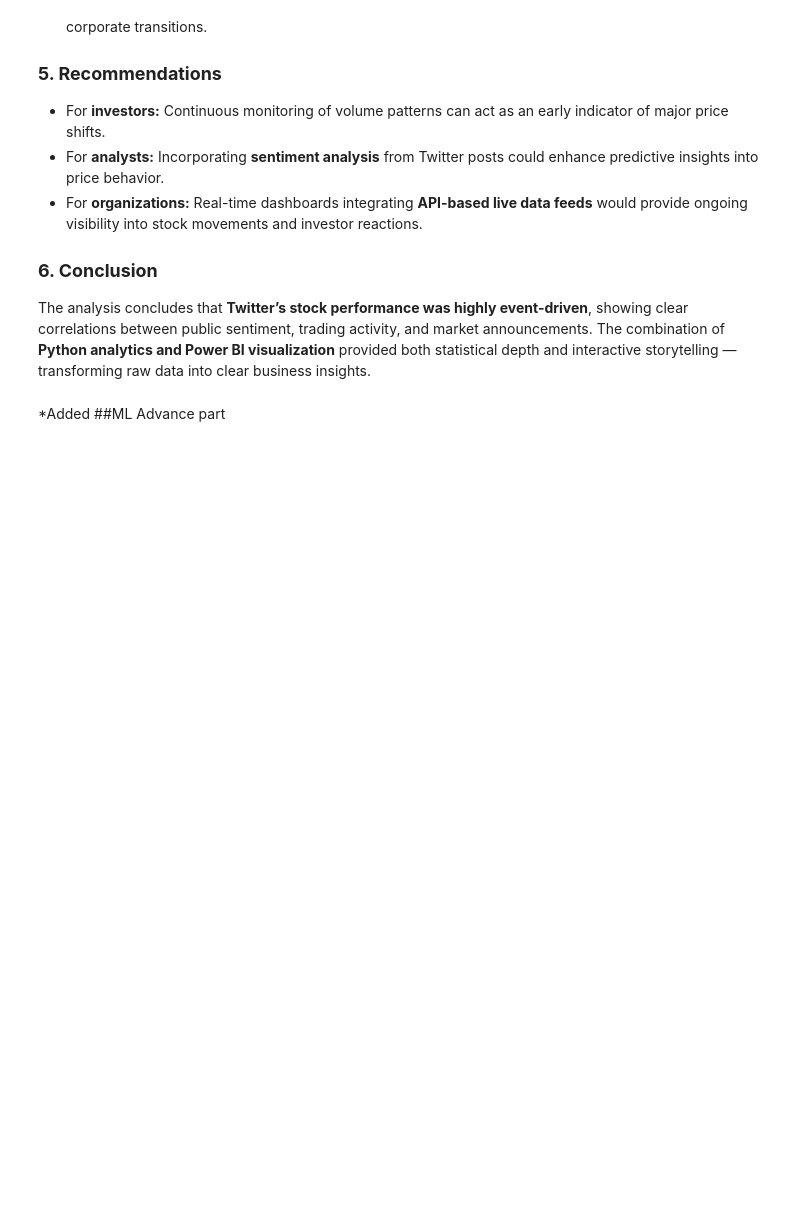
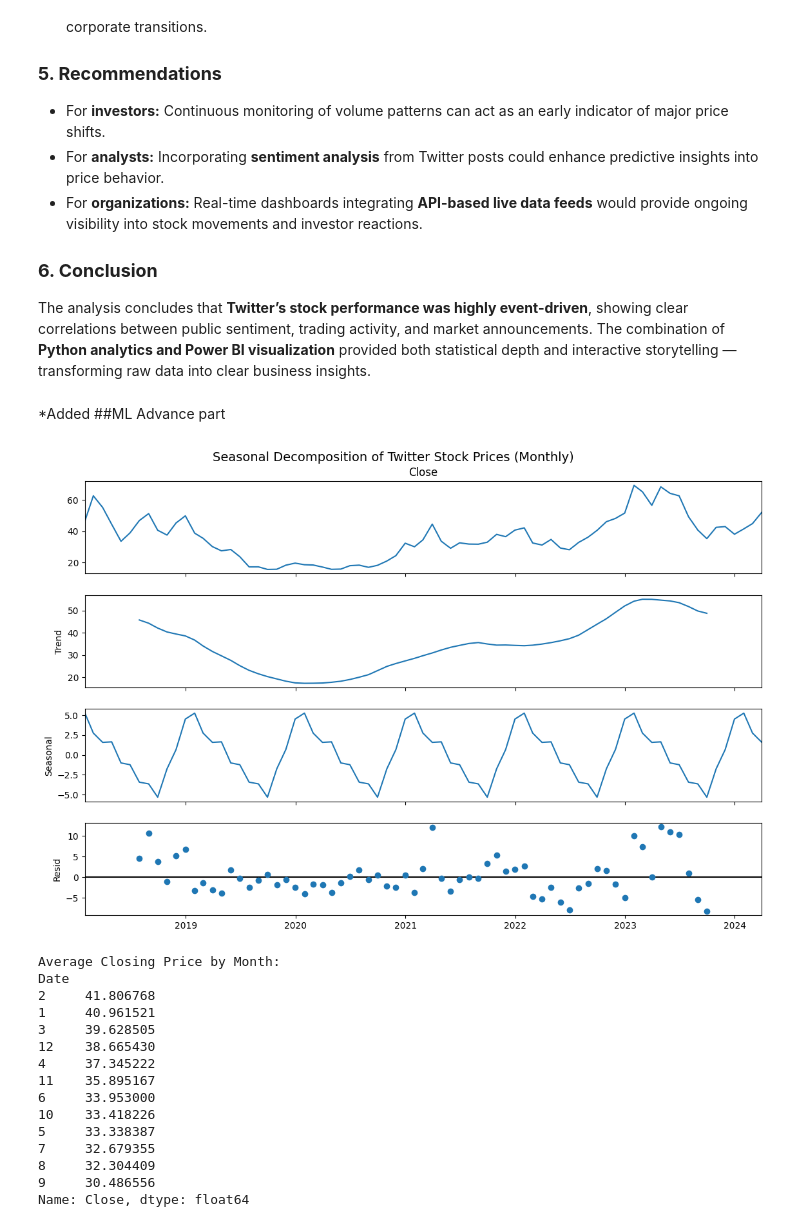
Before and after one commit to SachinGunjal001/Twitter-stock-Market-Python-Analysis, a Jupyter notebook: Twitter_Stocks_Python.ipynb, the cells around one changed output. Saved outputs shown, nothing was run; the diff lists cells and outputs as text; code cells hidden in the pictures; blank space fills up the shorter version.

```diff
--- a/Twitter_Stocks_Python.ipynb
+++ b/Twitter_Stocks_Python.ipynb
@@ -373,3 +373,49 @@ The analysis concludes that **Twitter’s stock performance was highly event-dri
 The combination of **Python analytics and Power BI visualization** provided both statistical depth and interactive storytelling — transforming raw data into clear business insights.
 # %% [markdown]
 *Added ##ML Advance part
+# %%
+import pandas as pd
+import matplotlib.pyplot as plt
+from statsmodels.tsa.seasonal import seasonal_decompose
+
+# Load your local dataset (make sure TWTR.xlsx is in the same folder)
+df = pd.read_excel("TWTR.xlsx")
+
+# Prepare the data
+df['Date'] = pd.to_datetime(df['Date'])
+df.set_index('Date', inplace=True)
+
+# Resample monthly for smoother trend
+df_monthly = df['Close'].resample('M').mean()
+
+# Perform seasonal decomposition
+decomposition = seasonal_decompose(df_monthly, model='additive', period=12)
+
+# Plot trend, seasonality, and residual
+fig = decomposition.plot()
+fig.set_size_inches(12, 8)
+plt.suptitle("Seasonal Decomposition of Twitter Stock Prices (Monthly)", fontsize=14)
+plt.show()
+
+# Identify months with strongest average fluctuations
+monthly_avg = df.groupby(df.index.month)['Close'].mean()
+monthly_fluctuations = monthly_avg.sort_values(ascending=False)
+print("Average Closing Price by Month:")
+print(monthly_fluctuations)
+# %% [output]
+[figure, added]
+Average Closing Price by Month:
+Date
+2     41.806768
+1     40.961521
+3     39.628505
+12    38.665430
+4     37.345222
+11    35.895167
+6     33.953000
+10    33.418226
+5     33.338387
+7     32.679355
+8     32.304409
+9     30.486556
+Name: Close, dtype: float64
```
Also changed, not shown: parts of 2 cells of this notebook.
